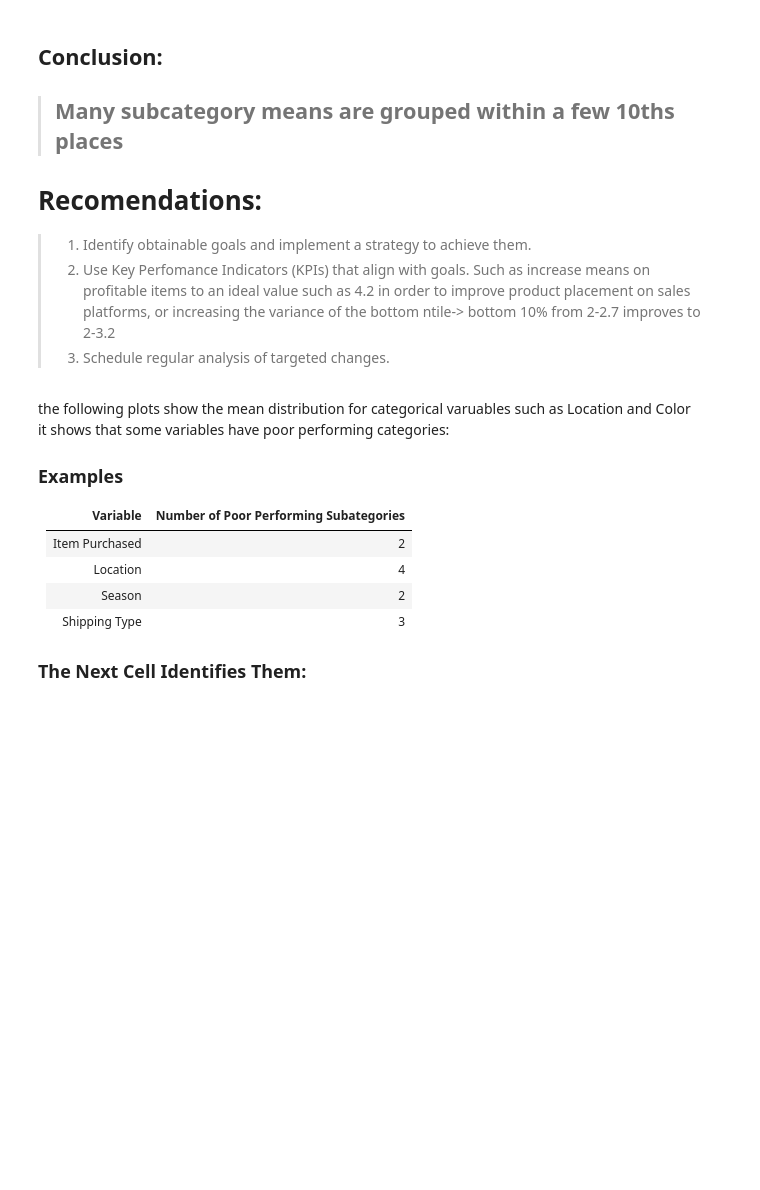
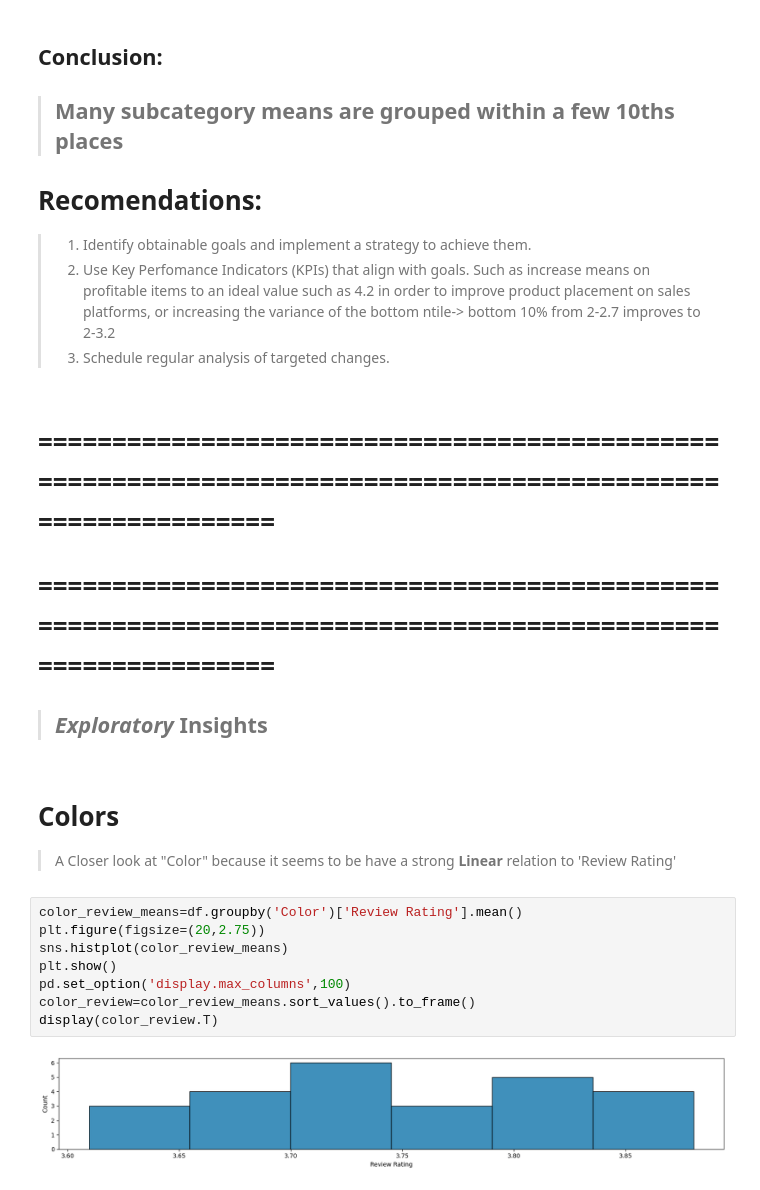
Before and after one commit to Leeishere/Consumer_Habits, a Jupyter notebook: Analyze_Reviews.ipynb, the cells around one changed output. Saved outputs shown, nothing was run; the diff lists cells and outputs as text; blank space fills up the shorter version.

```diff
--- a/Analyze_Reviews.ipynb
+++ b/Analyze_Reviews.ipynb
@@ -265,15 +275,20 @@ for x_axis in x_axises:
 >2) Use Key Perfomance Indicators (KPIs) that align with goals. Such as increase means on profitable items to an ideal value such as 4.2 in order to improve product placement on sales platforms, or increasing the variance of the bottom ntile-> bottom 10% from 2-2.7 improves to 2-3.2
 >3) Schedule regular analysis of targeted changes.
 # %% [markdown]
-the following plots show the mean distribution for categorical varuables such as Location and Color
-it shows that some variables have poor performing categories:
-### **Examples**
+# ============================================================================================================
+# ============================================================================================================
 
-| **Variable** | **Number of Poor Performing Subategories** |
-|----------------|----------------------------------|
-| Item Purchased | 2                                |
-| Location       | 4                                |
-| Season         | 2                                |
-| Shipping Type  | 3                                |
-
-### **The Next Cell Identifies Them:**
+>## ***Exploratory* Insights**
+# %% [markdown]
+# Colors
+>A Closer look at "Color" because it seems to be have a strong **Linear** relation to 'Review Rating'
+# %%
+color_review_means=df.groupby('Color')['Review Rating'].mean()
+plt.figure(figsize=(20,2.75))
+sns.histplot(color_review_means)
+plt.show()
+pd.set_option('display.max_columns',100)
+color_review=color_review_means.sort_values().to_frame()
+display(color_review.T)
+# %% [output]
+[figure, added]
```
Also changed, not shown: parts of 21 cells of this notebook.
